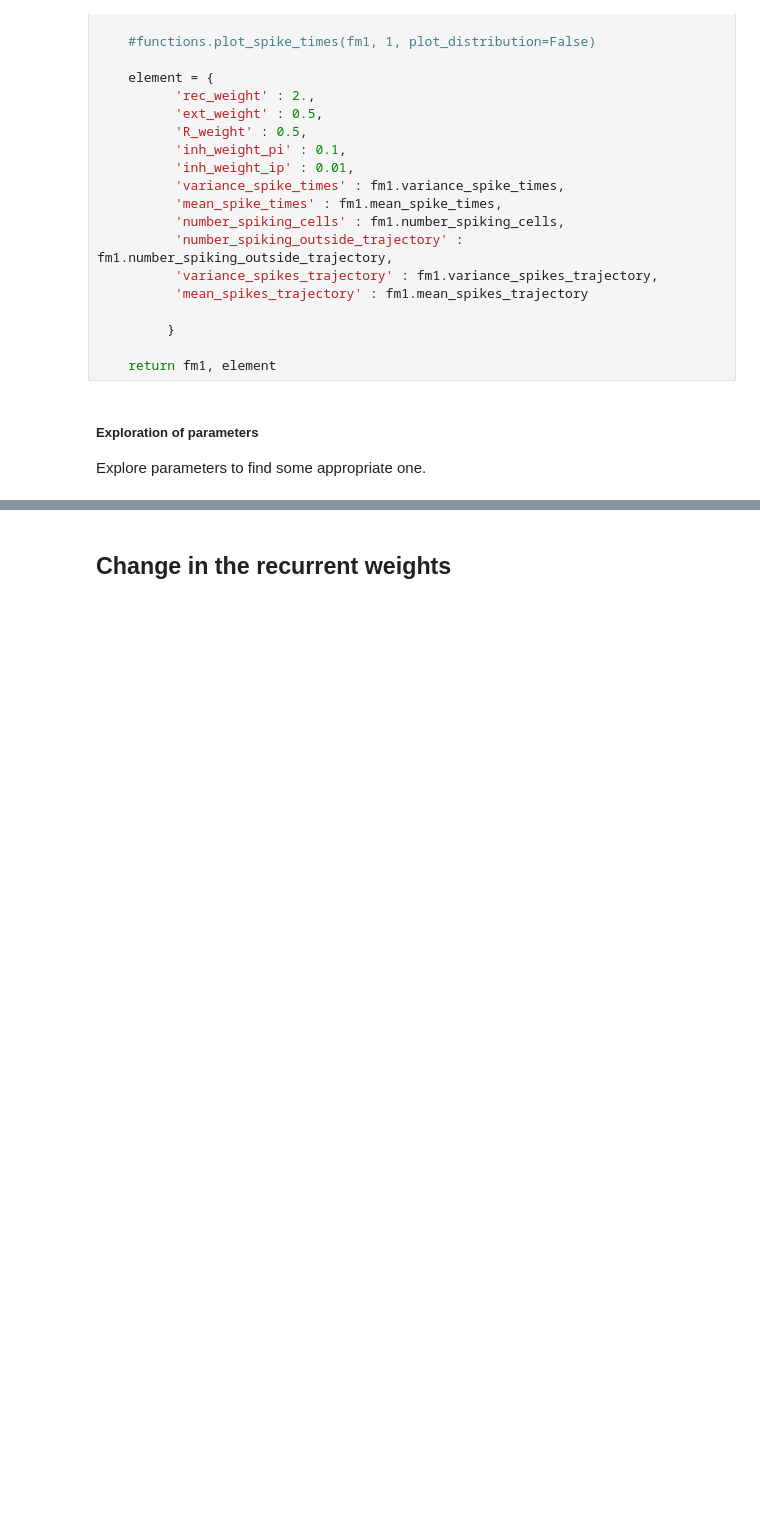
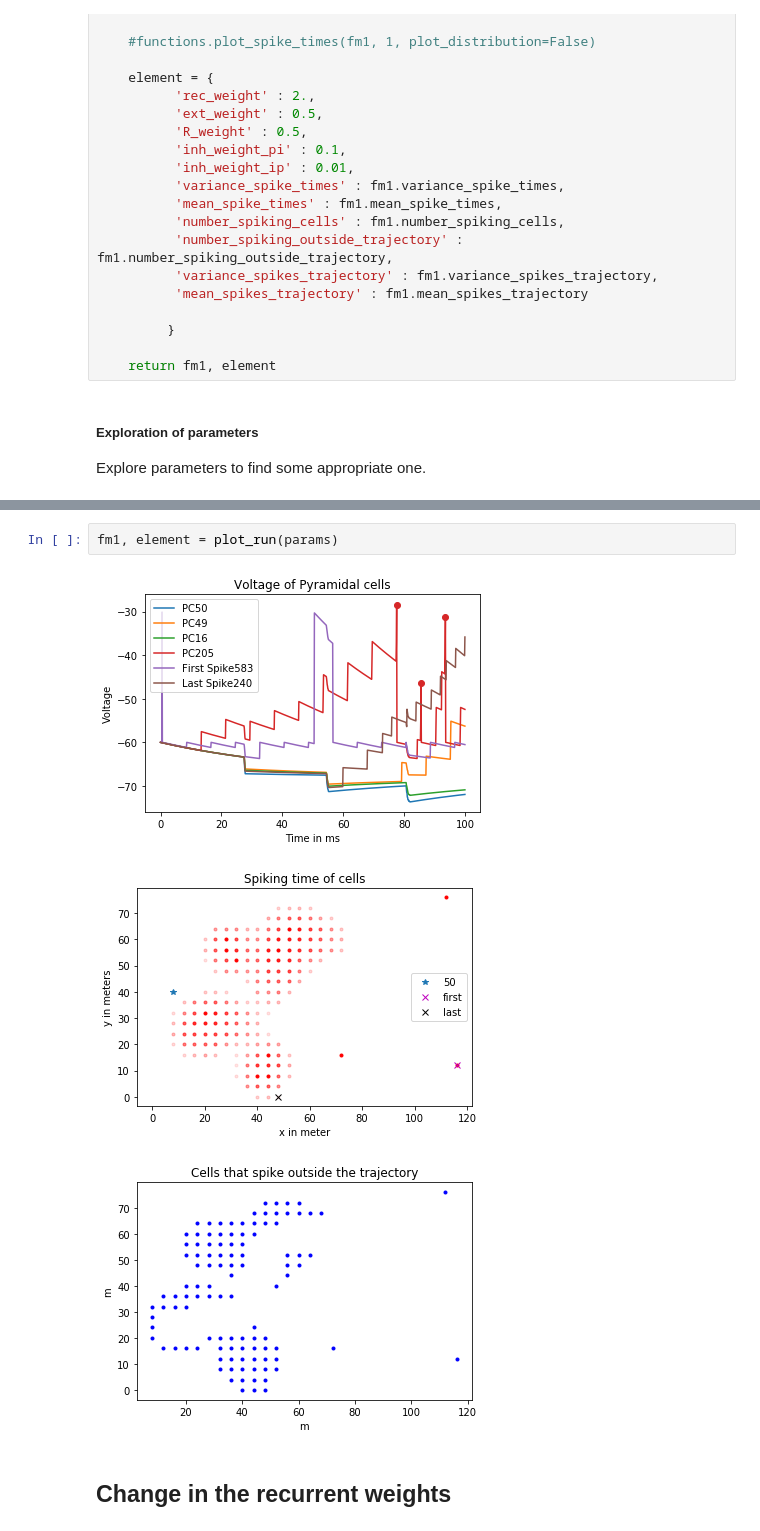
Before and after one commit to Victoriad1996/SemesterProject, a Jupyter notebook: SimpleFairhall/first_project_oop_plots.ipynb, the cells around one changed output, grey strips where cells are left out. Saved outputs shown, nothing was run; the diff lists cells and outputs as text; blank space fills up the shorter version.

```diff
--- a/SimpleFairhall/first_project_oop_plots.ipynb
+++ b/SimpleFairhall/first_project_oop_plots.ipynb
@@ -90,6 +87,12 @@ if not result_G is None:
     params['connection_matrix_G'] = result_G
 
 list_params = [params]
+# %%
+fm1, element = plot_run(params)
+# %% [output]
+[figure, added]
+[figure, added]
+[figure, added]
 # %% [markdown]
 ## Change in the recurrent weights
 # %%
```
Also changed, not shown: parts of 7 cells of this notebook, 2 other files.
